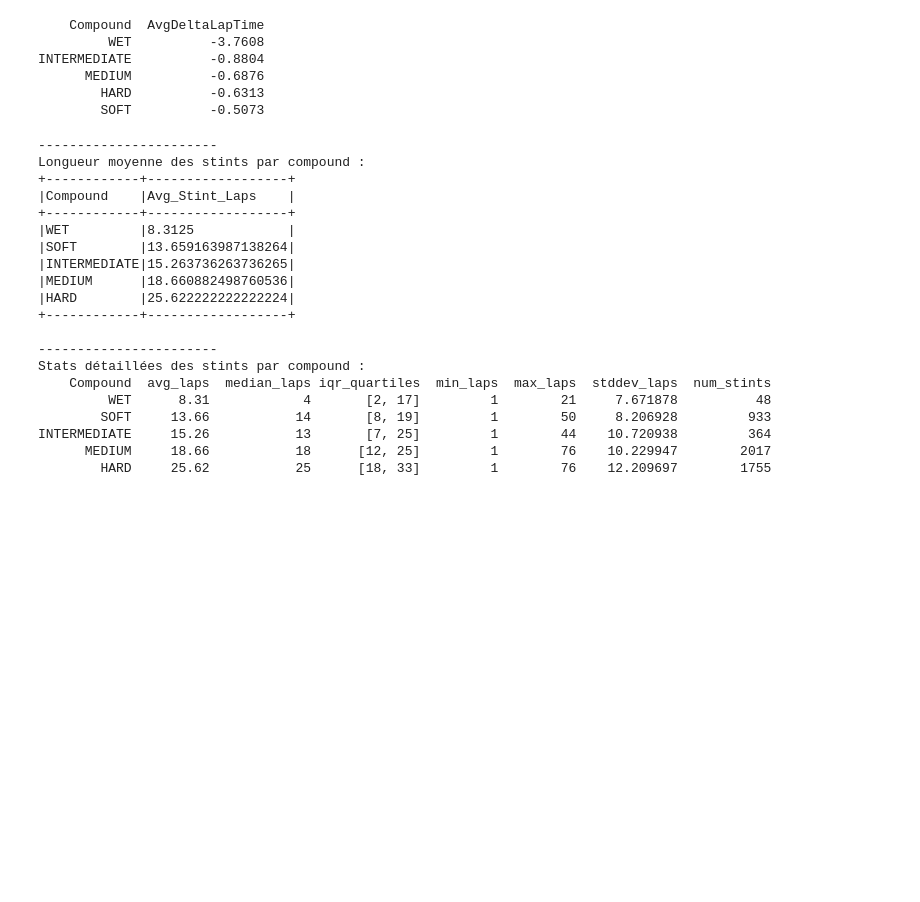
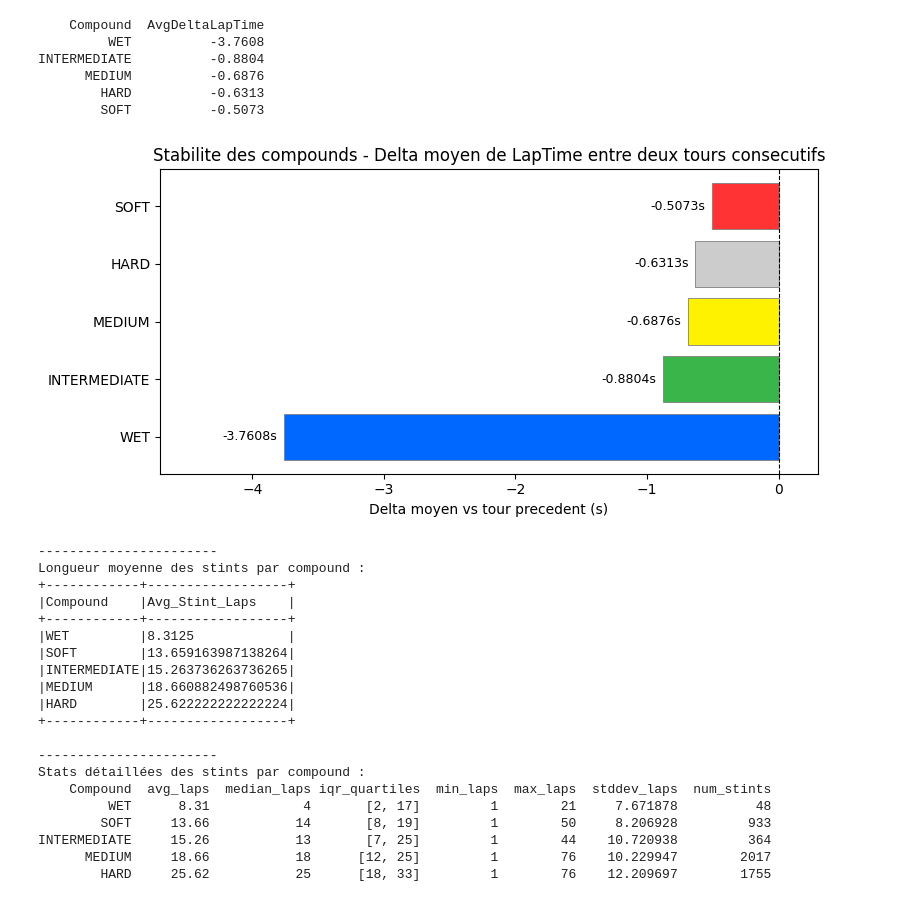
Before and after one commit to NOKIMIMO/snkk-distribue, a Jupyter notebook: spark_analysis.ipynb, the cells around one changed output. Drawn from its saved outputs; the diff is of its cells as text; code cells hidden in the pictures; blank space fills up the shorter version.

```diff
--- a/spark_analysis.ipynb
+++ b/spark_analysis.ipynb
@@ -173,6 +176,38 @@ INTERMEDIATE          -0.8804
       MEDIUM          -0.6876
         HARD          -0.6313
         SOFT          -0.5073
+# %%
+# --- Viz : Delta moyen par compound (bar chart horizontal) ---
+# avg_delta_pdf est deja calcule dans la cellule precedente
+# Couleurs officielles F1 pour chaque compound
+compound_colors = {
+    "SOFT": "#FF3333",
+    "MEDIUM": "#FFF200",
+    "HARD": "#CCCCCC",
+    "INTERMEDIATE": "#39B54A",
+    "WET": "#0067FF",
+}
+
+plot_df = avg_delta_pdf.sort_values("AvgDeltaLapTime")  # du plus negatif au moins negatif
+colors = [compound_colors.get(c, "steelblue") for c in plot_df["Compound"]]
+
+fig, ax = plt.subplots(figsize=(8, 4))
+bars = ax.barh(plot_df["Compound"], plot_df["AvgDeltaLapTime"],
+               color=colors, edgecolor="gray", linewidth=0.6)
+
+# Affiche la valeur au bout de chaque barre
+for bar, val in zip(bars, plot_df["AvgDeltaLapTime"]):
+    ax.text(val - 0.05, bar.get_y() + bar.get_height() / 2,
+            f"{val:.4f}s", va="center", ha="right", fontsize=9, color="black")
+
+ax.axvline(0, color="black", linewidth=0.8, linestyle="--")
+ax.set_xlabel("Delta moyen vs tour precedent (s)")
+ax.set_title("Stabilite des compounds - Delta moyen de LapTime entre deux tours consecutifs")
+ax.set_xlim(plot_df["AvgDeltaLapTime"].min() * 1.25, 0.3)
+plt.tight_layout()
+plt.show()
+# %% [output]
+[figure, added]
 # %%
 # pour chaque niveau d'usure (Compound) voir combien de temps necessaire avant un changement de pneu
 # (voir diff entre pitNextLap ou PitStop le Stint)
```
Also changed, not shown: parts of 2 cells of this notebook, 6 other files.
